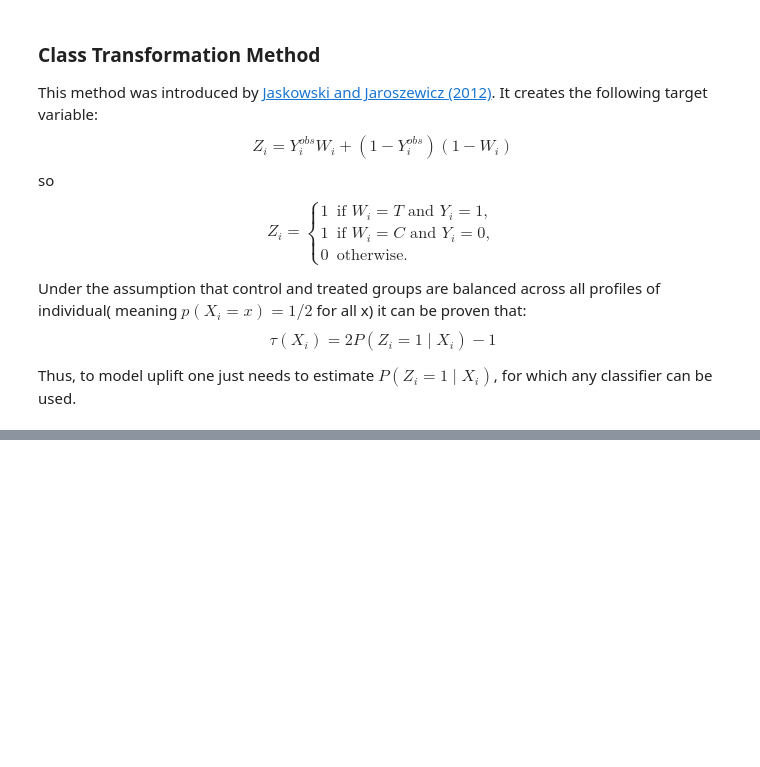
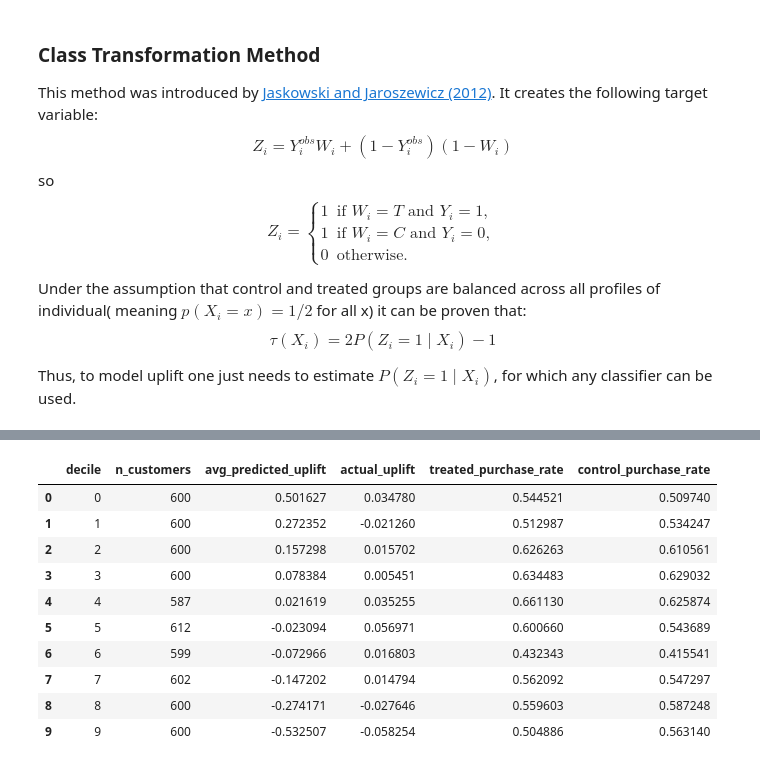
Before and after one commit to MaxAlexStumpf/Uplift-Modeling, a Jupyter notebook: Code/uplift_vs_pred.ipynb, the cells around one changed output, grey strips where cells are left out. Saved outputs shown, nothing was run; the diff lists cells and outputs as text; code cells hidden in the pictures; blank space fills up the shorter version.

```diff
--- a/Code/uplift_vs_pred.ipynb
+++ b/Code/uplift_vs_pred.ipynb
@@ -251,0 +319,21 @@ Thus, to model uplift one just needs to estimate $P(Z_i = 1\mid X_i)$, for which
+# %%
+from deciles_function import uplift_by_decile
+deciles_trans = uplift_by_decile(
+    results_trans,
+    uplift_col = "uplift",
+    treat_col = "actual_treatment",
+    outcome_col = "actual_outcome"
+)
+deciles_trans
+# %% [output]
+|  | decile | n_customers | avg_predicted_uplift | actual_uplift | treated_purchase_rate | control_purchase_rate |
+| 0 | 0 | 600 | 0.501627 | 0.034780 | 0.544521 | 0.509740 |
+| 1 | 1 | 600 | 0.272352 | -0.021260 | 0.512987 | 0.534247 |
+| 2 | 2 | 600 | 0.157298 | 0.015702 | 0.626263 | 0.610561 |
+| 3 | 3 | 600 | 0.078384 | 0.005451 | 0.634483 | 0.629032 |
+| 4 | 4 | 587 | 0.021619 | 0.035255 | 0.661130 | 0.625874 |
+| 5 | 5 | 612 | -0.023094 | 0.056971 | 0.600660 | 0.543689 |
+| 6 | 6 | 599 | -0.072966 | 0.016803 | 0.432343 | 0.415541 |
+| 7 | 7 | 602 | -0.147202 | 0.014794 | 0.562092 | 0.547297 |
+| 8 | 8 | 600 | -0.274171 | -0.027646 | 0.559603 | 0.587248 |
+| 9 | 9 | 600 | -0.532507 | -0.058254 | 0.504886 | 0.563140 |
```
Also changed, not shown: parts of 9 cells of this notebook.
